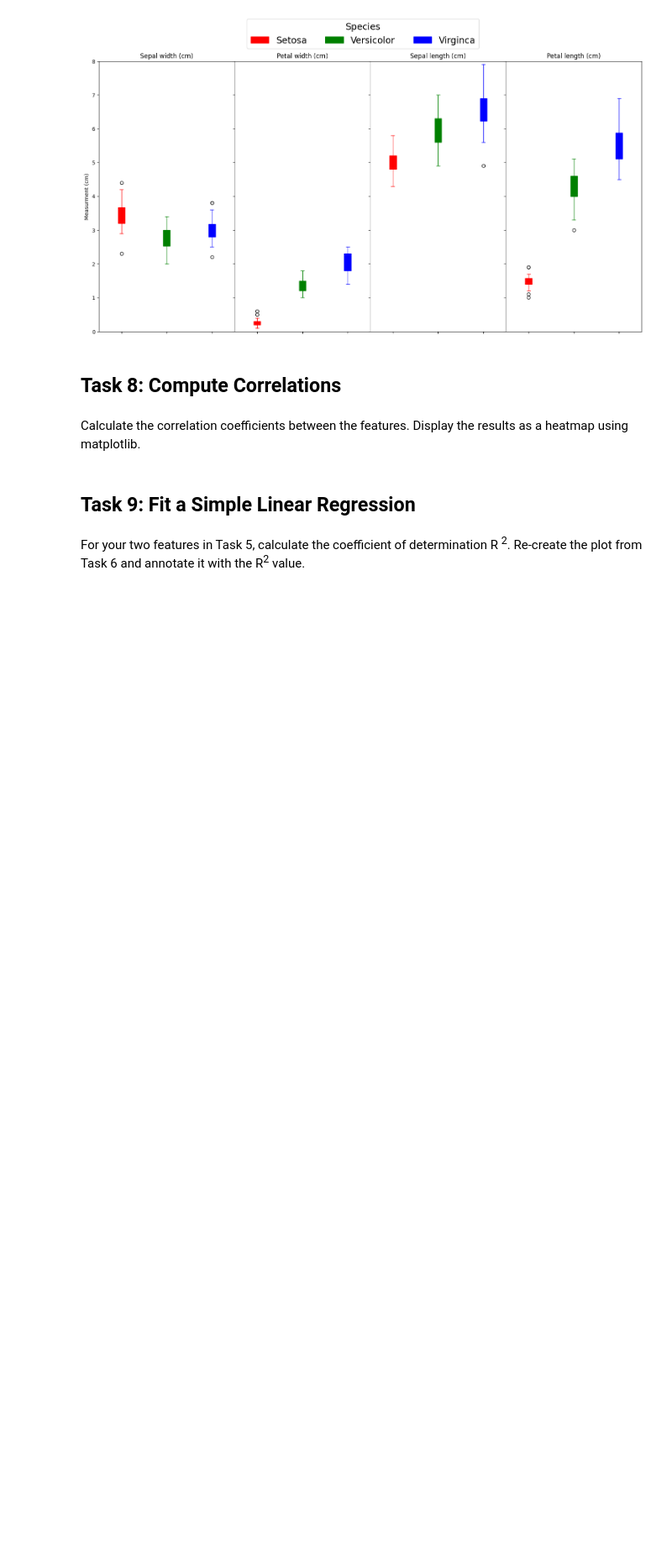
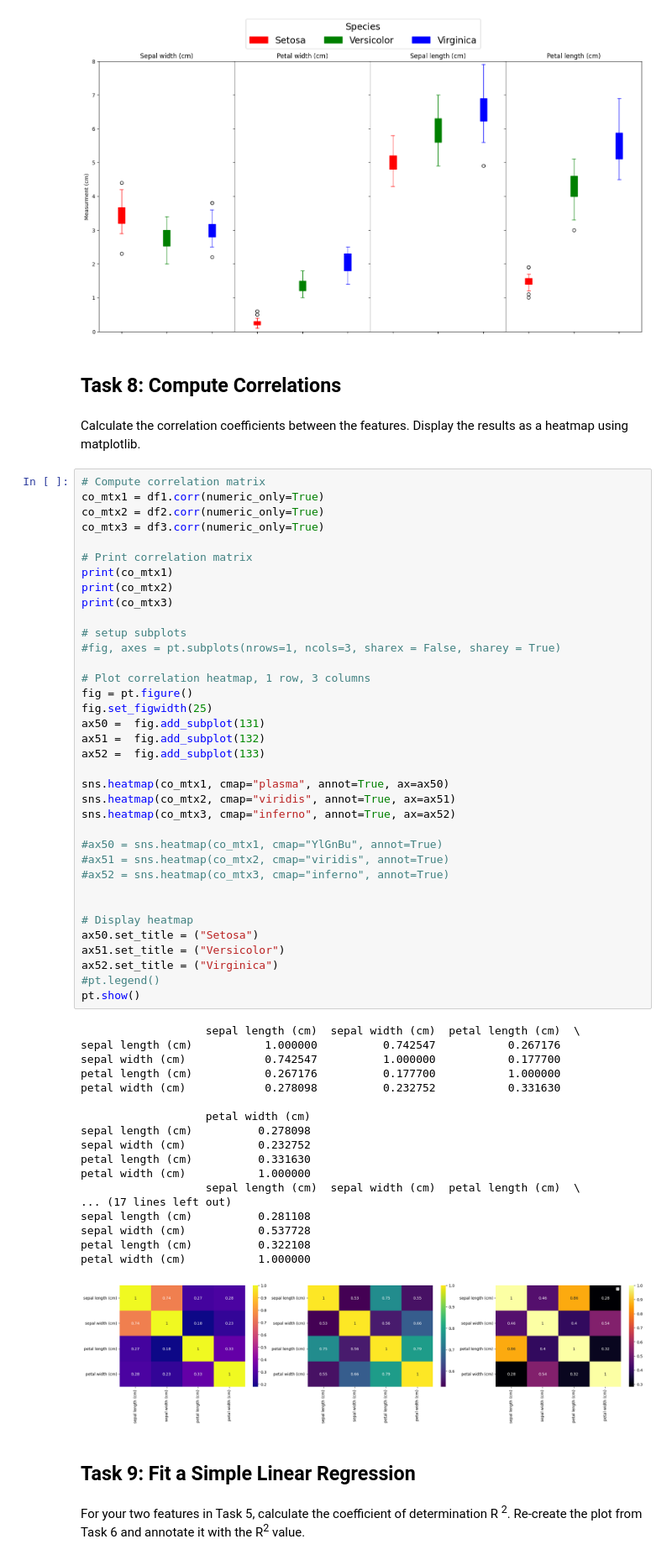
Before and after one commit to cathalred88/principles_of_data_analytics, a Jupyter notebook: tasks.ipynb, the cells around one changed output. Shown at 84% size. Saved outputs shown, nothing was run; the diff lists cells and outputs as text; blank space fills up the shorter version.

```diff
--- a/tasks.ipynb
+++ b/tasks.ipynb
@@ -308,6 +312,61 @@ pt.show()
 # %% [markdown]
 Calculate the correlation coefficients between the features.
 Display the results as a heatmap using matplotlib.
+# %%
+# Compute correlation matrix
+co_mtx1 = df1.corr(numeric_only=True)
+co_mtx2 = df2.corr(numeric_only=True)
+co_mtx3 = df3.corr(numeric_only=True)
+
+# Print correlation matrix
+print(co_mtx1)
+print(co_mtx2)
+print(co_mtx3)
+
+# setup subplots
+#fig, axes = pt.subplots(nrows=1, ncols=3, sharex = False, sharey = True)
+
+# Plot correlation heatmap, 1 row, 3 columns
+fig = pt.figure()
+fig.set_figwidth(25)
+ax50 =  fig.add_subplot(131)
+ax51 =  fig.add_subplot(132)
+ax52 =  fig.add_subplot(133)
+
+sns.heatmap(co_mtx1, cmap="plasma", annot=True, ax=ax50)
+sns.heatmap(co_mtx2, cmap="viridis", annot=True, ax=ax51)
+sns.heatmap(co_mtx3, cmap="inferno", annot=True, ax=ax52)
+
+#ax50 = sns.heatmap(co_mtx1, cmap="YlGnBu", annot=True)
+#ax51 = sns.heatmap(co_mtx2, cmap="viridis", annot=True)
+#ax52 = sns.heatmap(co_mtx3, cmap="inferno", annot=True)
+
+
+# Display heatmap
+ax50.set_title = ("Setosa")
+ax51.set_title = ("Versicolor")
+ax52.set_title = ("Virginica")
+#pt.legend()
+pt.show()
+# %% [output]
+                   sepal length (cm)  sepal width (cm)  petal length (cm)  \
+sepal length (cm)           1.000000          0.742547           0.267176
+sepal width (cm)            0.742547          1.000000           0.177700
+petal length (cm)           0.267176          0.177700           1.000000
+petal width (cm)            0.278098          0.232752           0.331630
+
+                   petal width (cm)
+sepal length (cm)          0.278098
+sepal width (cm)           0.232752
+petal length (cm)          0.331630
+petal width (cm)           1.000000
+                   sepal length (cm)  sepal width (cm)  petal length (cm)  \
+... (17 lines left out)
+sepal length (cm)          0.281108
+sepal width (cm)           0.537728
+petal length (cm)          0.322108
+petal width (cm)           1.000000
+[figure, added]
 # %% [markdown]
 ## Task 9: Fit a Simple Linear Regression
 # %% [markdown]
```
Also changed, not shown: parts of 3 cells of this notebook, 2 other files.
